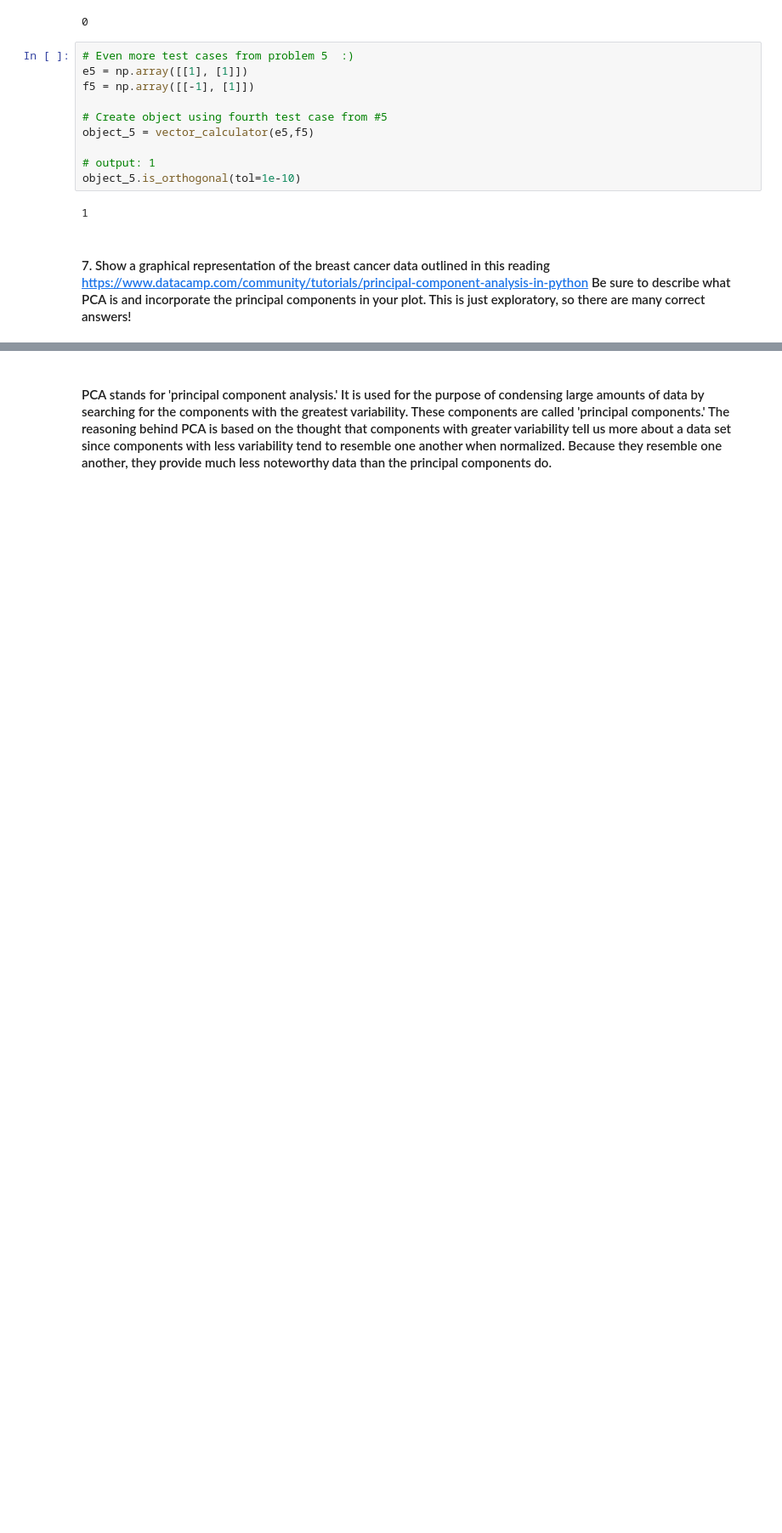
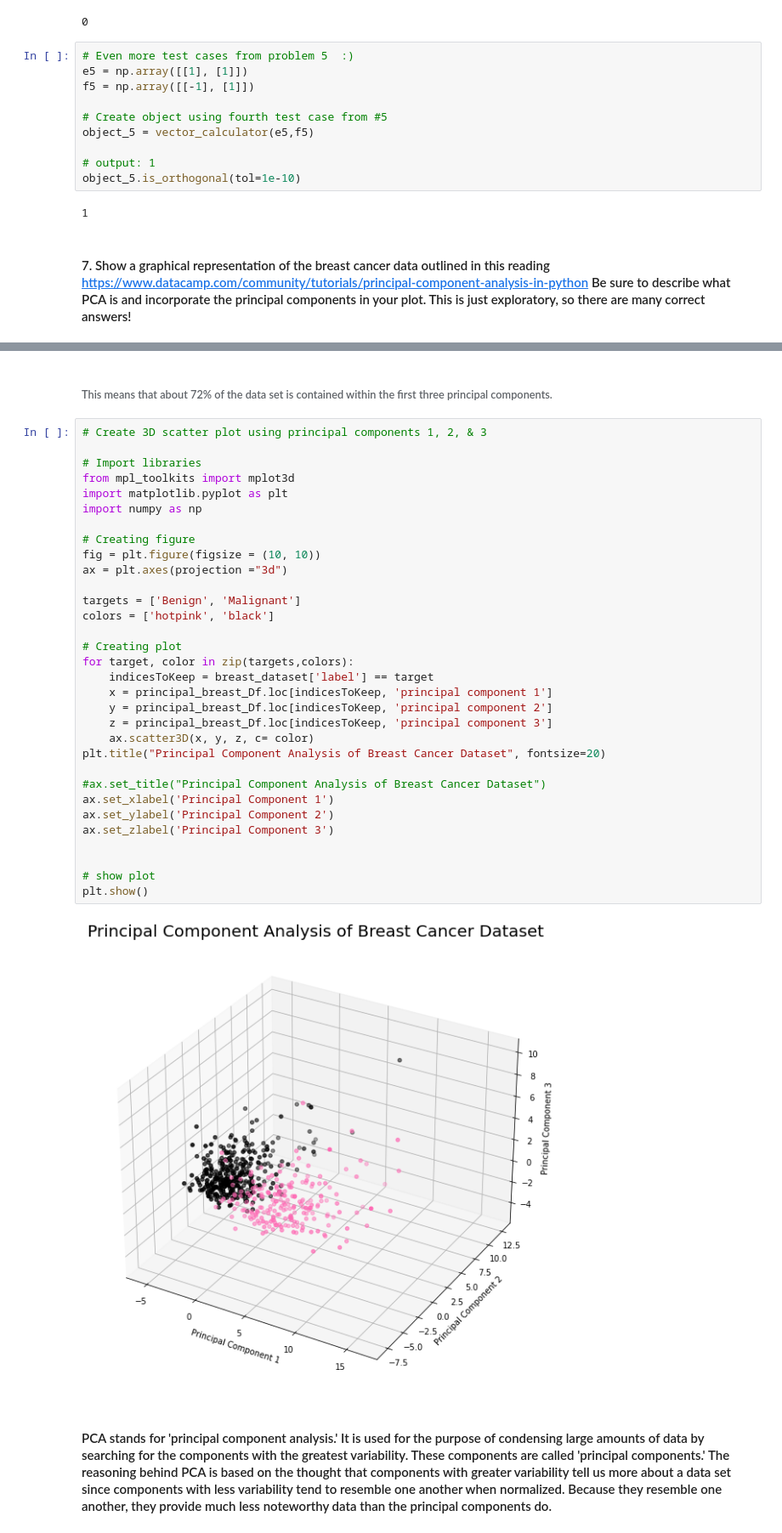
Before and after one commit to jmort16/week_10, a Jupyter notebook: wk_10_hmwk.ipynb, the cells around one changed output, grey strips where cells are left out. Shown at 85% size. Cells and saved outputs as stored; diff of their text form; blank space fills up the shorter version.

```diff
--- a/wk_10_hmwk.ipynb
+++ b/wk_10_hmwk.ipynb
@@ -413,2 +367,38 @@ Explained variation per principal component: [0.44272026 0.18971182 0.09393163]
+# %% [markdown]
+###### This means that about 72% of the data set is contained within the first three principal components.
+# %%
+# Create 3D scatter plot using principal components 1, 2, & 3
+
+# Import libraries
+from mpl_toolkits import mplot3d
+import matplotlib.pyplot as plt
+import numpy as np
+
+# Creating figure
+fig = plt.figure(figsize = (10, 10))
+ax = plt.axes(projection ="3d")
+
+targets = ['Benign', 'Malignant']
+colors = ['hotpink', 'black']
+
+# Creating plot
+for target, color in zip(targets,colors):
+    indicesToKeep = breast_dataset['label'] == target
+    x = principal_breast_Df.loc[indicesToKeep, 'principal component 1']
+    y = principal_breast_Df.loc[indicesToKeep, 'principal component 2']
+    z = principal_breast_Df.loc[indicesToKeep, 'principal component 3']
+    ax.scatter3D(x, y, z, c= color)
+plt.title("Principal Component Analysis of Breast Cancer Dataset", fontsize=20)
+
+#ax.set_title("Principal Component Analysis of Breast Cancer Dataset")
+ax.set_xlabel('Principal Component 1')
+ax.set_ylabel('Principal Component 2')
+ax.set_zlabel('Principal Component 3')
+
+
+# show plot
+plt.show()
+# %% [output]
+[figure, added]
 # %% [markdown]
 #### PCA stands for 'principal component analysis.'  It is used for the purpose of condensing large amounts of data by searching for the components with the greatest variability.  These components are called 'principal components.'  The reasoning behind PCA is based on the thought that components with greater variability tell us more about a data set since components with less variability tend to resemble one another when normalized.  Because they resemble one another, they provide much less noteworthy data than the principal components do.
```
Also changed, not shown: parts of 2 cells of this notebook.
